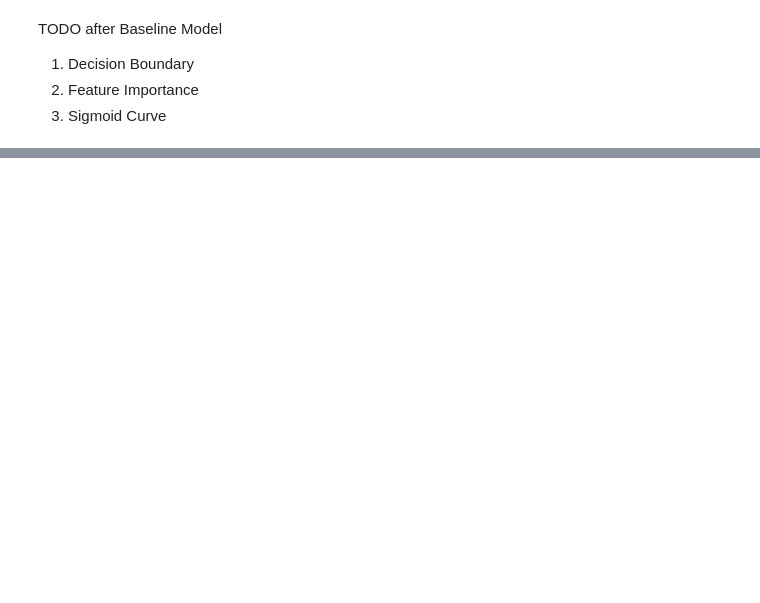
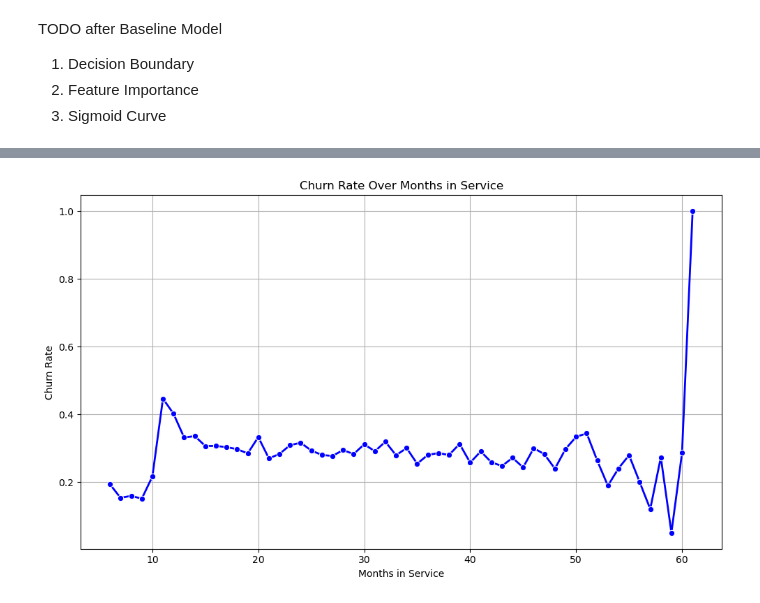
Before and after one commit to kayleeisokay/cs109a_final_project, a Jupyter notebook: MS3.ipynb, the cells around one changed output, grey strips where cells are left out. Drawn from its saved outputs; the diff is of its cells as text; code cells hidden in the pictures; blank space fills up the shorter version.

```diff
--- a/MS3.ipynb
+++ b/MS3.ipynb
@@ -10,8 +10,8 @@ from math import log, sqrt, sin
 import matplotlib.pyplot as plt
 from sklearn.preprocessing import PowerTransformer
 # %%
-train = pd.read_csv('data/train_clean.csv')
-test = pd.read_csv('data/test_clean.csv')
+train = pd.read_csv('train_clean.csv')
+test = pd.read_csv('test_clean.csv')
 # %%
 train.columns
 # %% [output]
@@ -182,0 +193,15 @@ TODO after Baseline Model
+# %%
+# Identifying the trend using time trended variable: "MonthsInSerivce"
+
+train['Churn'] = train['Churn'].map({'Yes': 1, 'No': 0})
+monthly_churn_rate = train.groupby('MonthsInService')['Churn'].mean().reset_index()
+plt.figure(figsize=(10, 6))
+sns.lineplot(x='MonthsInService', y='Churn', data=monthly_churn_rate, marker='o', color='b', linestyle='-', linewidth=2, markersize=6)
+plt.title('Churn Rate Over Months in Service')
+plt.xlabel('Months in Service')
+plt.ylabel('Churn Rate')
+plt.grid(True)
+plt.tight_layout()
+plt.show()
+# %% [output]
+[figure, added]
```
Also changed, not shown: parts of 6 cells of this notebook.
